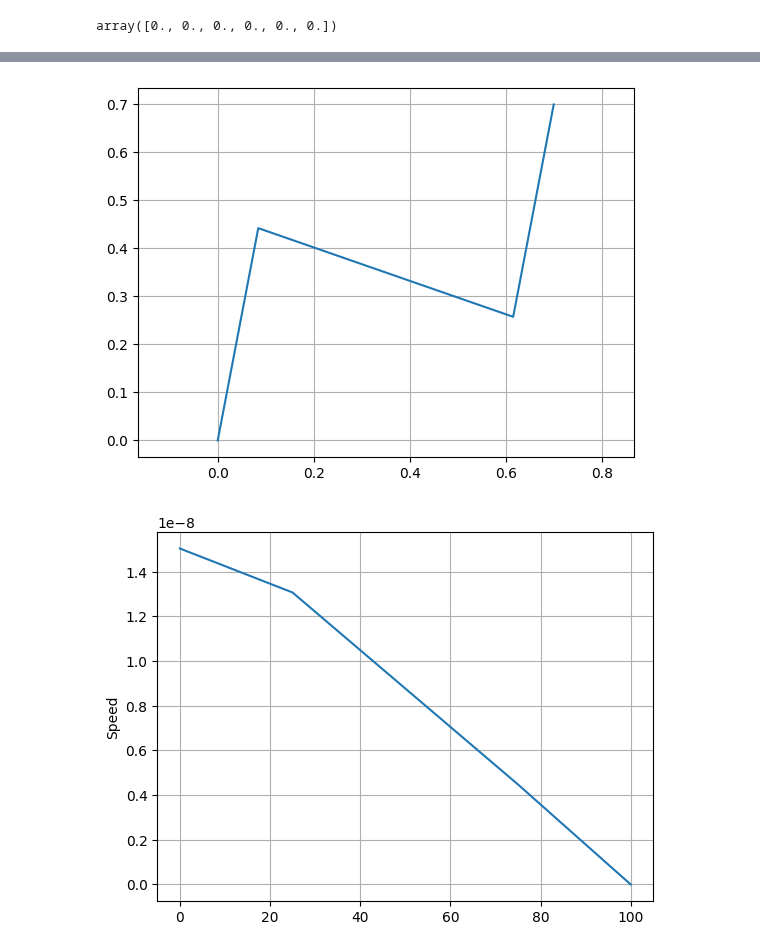
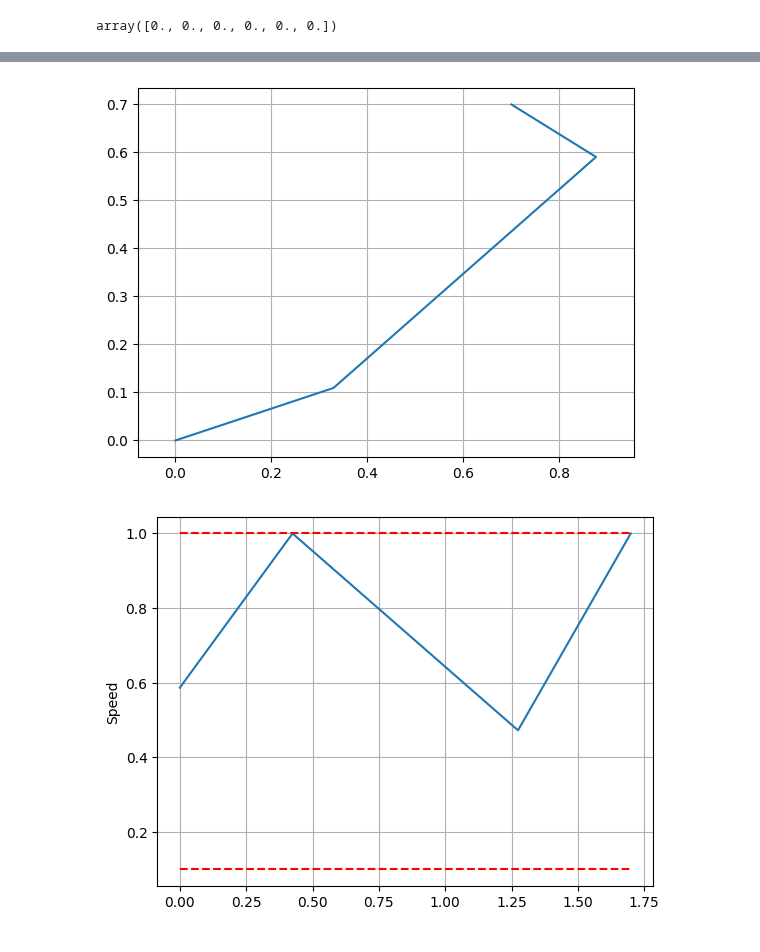
Before and after one commit to arthurrichards77/smply, a Jupyter notebook: collocation.ipynb, the cells around one changed output, grey strips where cells are left out. Cells and saved outputs as stored; diff of their text form; code cells hidden in the pictures.

Commit message:
Beginning of documentation of collocation, now it works.

```diff
--- a/collocation.ipynb
+++ b/collocation.ipynb
@@ -47,11 +67,6 @@ array([0.        , 0.23333333, 0.46666667, 0.7       , 0.        ,
 # %%
 def dynamics_constraints(z):
-    x = z[0:num_colloc]
-    y = z[num_colloc:(2*num_colloc)]
-    h = z[(2*num_colloc):(3*num_colloc)]
-    v = z[(3*num_colloc):(4*num_colloc)]
-    k = z[(4*num_colloc):(5*num_colloc)]
-    T = z[(5*num_colloc)]
+    x,y,h,v,k,T = extract_components(z)
     xdot_err = (1/T)*colloc_to_colloc_deriv@x - v*np.sin(h) # x-dot = v sin h
     ydot_err = (1/T)*colloc_to_colloc_deriv@y - v*np.cos(h) # y-dot = v cos h
     hdot_err = (1/T)*colloc_to_colloc_deriv@h - v*k # h-dot = v k
@@ -83,8 +98,6 @@ array([ 0.00000000e+00,  0.00000000e+00, -1.11022302e-16,  2.22044605e-16,
         5.55111512e-17,  5.55111512e-17, -3.88578059e-16,  6.10622664e-16,
         0.00000000e+00, -8.67361738e-18, -2.60208521e-17,  1.11022302e-16])
 # %%
-s0 = (0,0,0)
-sf = (0.7,0.7,0)
 def boundary_constraints(z):
     init_err = np.array([s0[i] - z[i*num_colloc] for i in range(len(s0))])
     term_err = np.array([sf[i] - z[num_colloc + i*num_colloc - 1] for i in range(len(sf))])
@@ -105,7 +118,11 @@ boundary_constraints(bc_test_z)
 # %% [output]
 array([0., 0., 0., 0., 0., 0.])
 # %%
-bounds = [(-1,1)]*2*num_colloc + [(-2*np.pi,2*np.pi)]*num_colloc + [(0,1)]*num_colloc + [(-4,4)]*num_colloc + [(0.001,100.0)]
+vmax = 1.0
+vmin = 0.1
+kmax = 6.0
+
+bounds = [(-1,1)]*2*num_colloc + [(-2*np.pi,2*np.pi)]*num_colloc + [(vmin,vmax)]*num_colloc + [(-kmax,kmax)]*num_colloc + [(0.001,100.0)]
 bounds
 # %% [output]
 [(-1, 1),
@@ -156,16 +173,19 @@ res
+# %%
+x,y,h,v,k,T = extract_components(res.x)
 # %%
-plt.plot(res.x[0:num_colloc],res.x[num_colloc:(2*num_colloc)])
+plt.plot(x,y)
 plt.axis('equal')
 plt.grid('on')
 plt.show()
 # %% [output]
-[figure, old version]
+[figure, new version]
 # %%
-plt.plot(res.x[5*num_colloc]*colloc_dist,
-         res.x[(3*num_colloc):(4*num_colloc)])
+plt.plot(T*colloc_dist, v)
+plt.plot([0,T], [vmax,vmax],'r--')
+plt.plot([0,T], [vmin,vmin],'r--')
 plt.grid('on')
 plt.ylabel('Speed')
 plt.show()
 # %% [output]
-[figure, old version]
+[figure, new version]
 # %%
```
Also changed, not shown: parts of 23 cells of this notebook.
